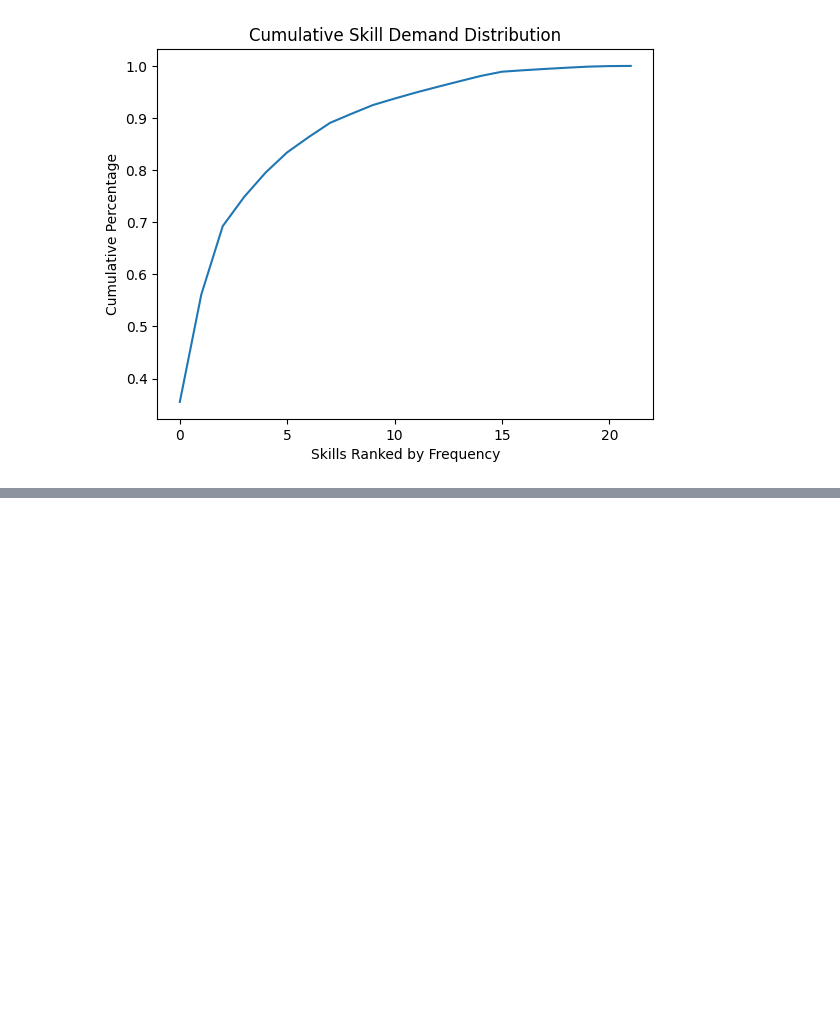
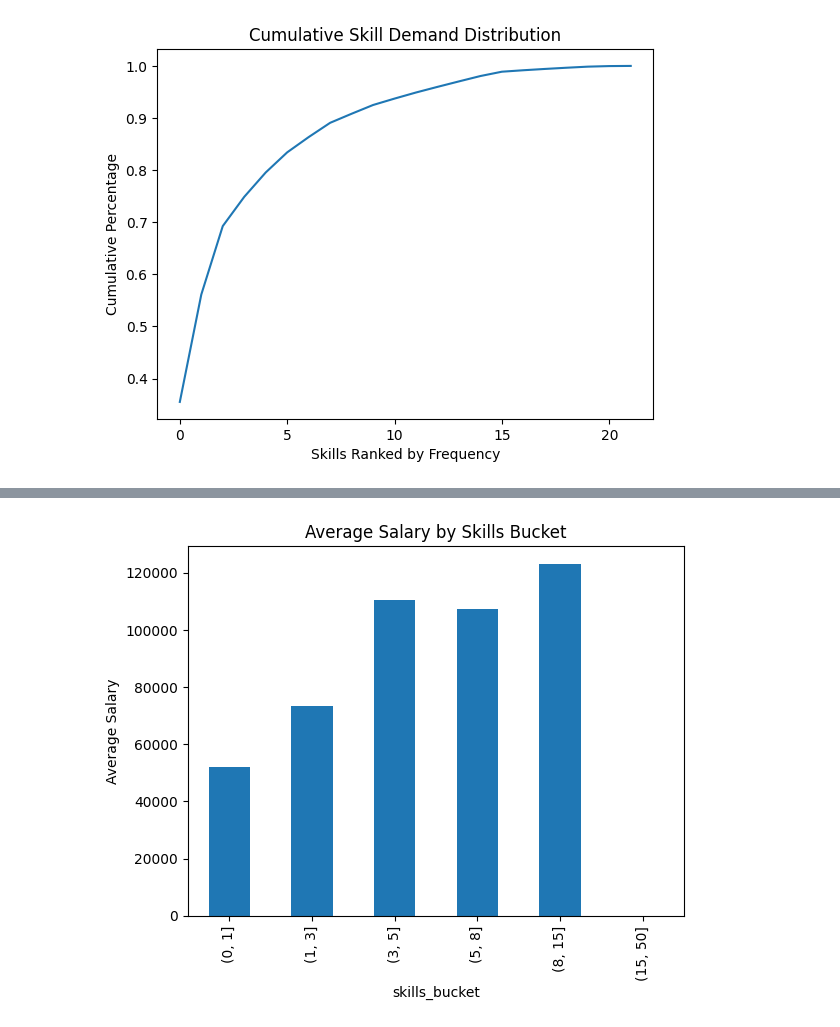
Before and after one commit to sufyan14/job-market-intelligence-system, a Jupyter notebook: notebooks/02_text_processing_and_nlp.ipynb, the cells around one changed output, grey strips where cells are left out. Saved outputs shown, nothing was run; the diff lists cells and outputs as text; code cells hidden in the pictures; blank space fills up the shorter version.

```diff
--- a/notebooks/02_text_processing.ipynb
+++ b/notebooks/02_text_processing_and_nlp.ipynb
@@ -683,0 +729,9 @@ plt.show()
+# %%
+salary_df["skills_bucket"] = pd.cut(
+    salary_df["skills_count"],
+    bins=[0,1,3,5,8,15,50],
+    right=True
+)
+
+bucket_salary = salary_df.groupby("skills_bucket")["salary_final"].mean()
+bucket_salary
@@ -683,0 +748,7 @@ plt.show()
+# %%
+bucket_salary.plot(kind="bar")
+plt.ylabel("Average Salary")
+plt.title("Average Salary by Skills Bucket")
+plt.show()
+# %% [output]
+[figure, added]
```
Also changed, not shown: parts of 33 cells of this notebook, 3 other files.
